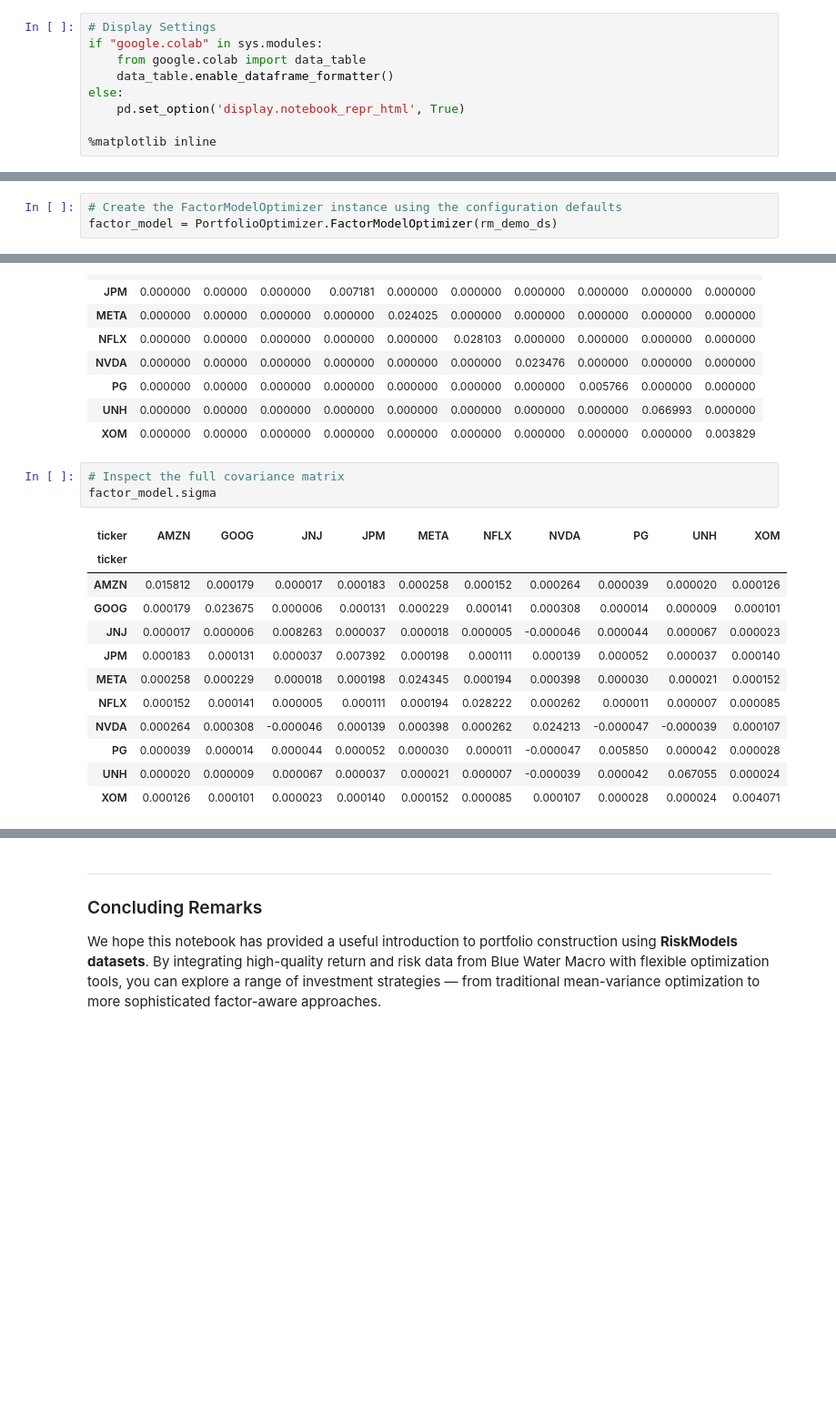
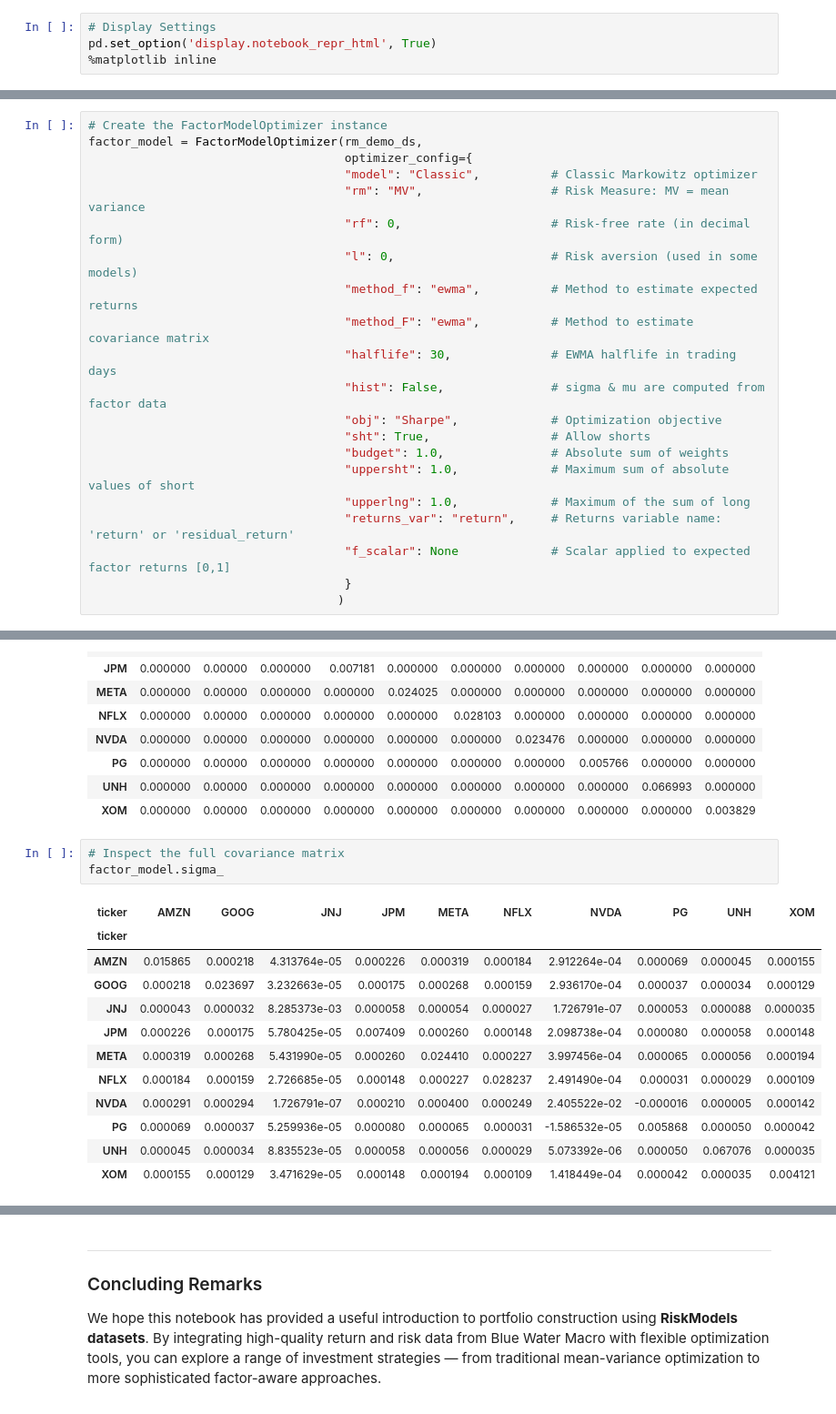
Before and after one commit to Cerebellum-Archive/portfolio-optimizer-notebooks, a Jupyter notebook: notebooks/PortfolioOptimizer.ipynb, the cells around one changed output, grey strips where cells are left out. Shown at 91% size. Saved outputs shown, nothing was run; the diff lists cells and outputs as text; blank space fills up the shorter version.

```diff
--- a/notebooks/PortfolioOptimizer.ipynb
+++ b/notebooks/PortfolioOptimizer.ipynb
@@ -34,12 +33,7 @@ import pandas as pd
 import numpy as np
 # %%
 # Display Settings
-if "google.colab" in sys.modules:
-    from google.colab import data_table
-    data_table.enable_dataframe_formatter()
-else:
-    pd.set_option('display.notebook_repr_html', True)
-
+pd.set_option('display.notebook_repr_html', True)
 %matplotlib inline
 # %% [markdown]
 ---
@@ -363,3 +339,21 @@ This structure gives you the control and clarity of a custom risk model implemen
 # %%
-# Create the FactorModelOptimizer instance using the configuration defaults
-factor_model = PortfolioOptimizer.FactorModelOptimizer(rm_demo_ds)
+# Create the FactorModelOptimizer instance
+factor_model = FactorModelOptimizer(rm_demo_ds,
+                                    optimizer_config={
+                                    "model": "Classic",          # Classic Markowitz optimizer
+                                    "rm": "MV",                  # Risk Measure: MV = mean variance
+                                    "rf": 0,                     # Risk-free rate (in decimal form)
+                                    "l": 0,                      # Risk aversion (used in some models)
+                                    "method_f": "ewma",          # Method to estimate expected returns
+                                    "method_F": "ewma",          # Method to estimate covariance matrix
+                                    "halflife": 30,              # EWMA halflife in trading days
+                                    "hist": False,               # sigma & mu are computed from factor data
+                                    "obj": "Sharpe",             # Optimization objective
+                                    "sht": True,                 # Allow shorts
+                                    "budget": 1.0,               # Absolute sum of weights
+                                    "uppersht": 1.0,             # Maximum sum of absolute values of short
+                                    "upperlng": 1.0,             # Maximum of the sum of long
+                                    "returns_var": "return",     # Returns variable name: 'return' or 'residual_return'
+                                    "f_scalar": None             # Scalar applied to expected factor returns [0,1]
+                                    }
+                                   )
@@ -434,17 +421,17 @@ factor_model.D
 | XOM | 0.000000 | 0.00000 | 0.000000 | 0.000000 | 0.000000 | 0.000000 | 0.000000 | 0.000000 | 0.000000 | 0.003829 |
 # %%
 # Inspect the full covariance matrix
-factor_model.sigma
+factor_model.sigma_
 # %% [output]
 | ticker | AMZN | GOOG | JNJ | JPM | META | NFLX | NVDA | PG | UNH | XOM |
 | ticker |  |  |  |  |  |  |  |  |  |  |
-| AMZN | 0.015812 | 0.000179 | 0.000017 | 0.000183 | 0.000258 | 0.000152 | 0.000264 | 0.000039 | 0.000020 | 0.000126 |
-| GOOG | 0.000179 | 0.023675 | 0.000006 | 0.000131 | 0.000229 | 0.000141 | 0.000308 | 0.000014 | 0.000009 | 0.000101 |
-| JNJ | 0.000017 | 0.000006 | 0.008263 | 0.000037 | 0.000018 | 0.000005 | -0.000046 | 0.000044 | 0.000067 | 0.000023 |
-| JPM | 0.000183 | 0.000131 | 0.000037 | 0.007392 | 0.000198 | 0.000111 | 0.000139 | 0.000052 | 0.000037 | 0.000140 |
-| META | 0.000258 | 0.000229 | 0.000018 | 0.000198 | 0.024345 | 0.000194 | 0.000398 | 0.000030 | 0.000021 | 0.000152 |
-| NFLX | 0.000152 | 0.000141 | 0.000005 | 0.000111 | 0.000194 | 0.028222 | 0.000262 | 0.000011 | 0.000007 | 0.000085 |
-| NVDA | 0.000264 | 0.000308 | -0.000046 | 0.000139 | 0.000398 | 0.000262 | 0.024213 | -0.000047 | -0.000039 | 0.000107 |
-| PG | 0.000039 | 0.000014 | 0.000044 | 0.000052 | 0.000030 | 0.000011 | -0.000047 | 0.005850 | 0.000042 | 0.000028 |
-| UNH | 0.000020 | 0.000009 | 0.000067 | 0.000037 | 0.000021 | 0.000007 | -0.000039 | 0.000042 | 0.067055 | 0.000024 |
-| XOM | 0.000126 | 0.000101 | 0.000023 | 0.000140 | 0.000152 | 0.000085 | 0.000107 | 0.000028 | 0.000024 | 0.004071 |
+| AMZN | 0.015865 | 0.000218 | 4.313764e-05 | 0.000226 | 0.000319 | 0.000184 | 2.912264e-04 | 0.000069 | 0.000045 | 0.000155 |
+| GOOG | 0.000218 | 0.023697 | 3.232663e-05 | 0.000175 | 0.000268 | 0.000159 | 2.936170e-04 | 0.000037 | 0.000034 | 0.000129 |
+| JNJ | 0.000043 | 0.000032 | 8.285373e-03 | 0.000058 | 0.000054 | 0.000027 | 1.726791e-07 | 0.000053 | 0.000088 | 0.000035 |
+| JPM | 0.000226 | 0.000175 | 5.780425e-05 | 0.007409 | 0.000260 | 0.000148 | 2.098738e-04 | 0.000080 | 0.000058 | 0.000148 |
+| META | 0.000319 | 0.000268 | 5.431990e-05 | 0.000260 | 0.024410 | 0.000227 | 3.997456e-04 | 0.000065 | 0.000056 | 0.000194 |
+| NFLX | 0.000184 | 0.000159 | 2.726685e-05 | 0.000148 | 0.000227 | 0.028237 | 2.491490e-04 | 0.000031 | 0.000029 | 0.000109 |
+| NVDA | 0.000291 | 0.000294 | 1.726791e-07 | 0.000210 | 0.000400 | 0.000249 | 2.405522e-02 | -0.000016 | 0.000005 | 0.000142 |
+| PG | 0.000069 | 0.000037 | 5.259936e-05 | 0.000080 | 0.000065 | 0.000031 | -1.586532e-05 | 0.005868 | 0.000050 | 0.000042 |
+| UNH | 0.000045 | 0.000034 | 8.835523e-05 | 0.000058 | 0.000056 | 0.000029 | 5.073392e-06 | 0.000050 | 0.067076 | 0.000035 |
+| XOM | 0.000155 | 0.000129 | 3.471629e-05 | 0.000148 | 0.000194 | 0.000109 | 1.418449e-04 | 0.000042 | 0.000035 | 0.004121 |
```
Also changed, not shown: parts of 39 cells of this notebook, 7 other files.
